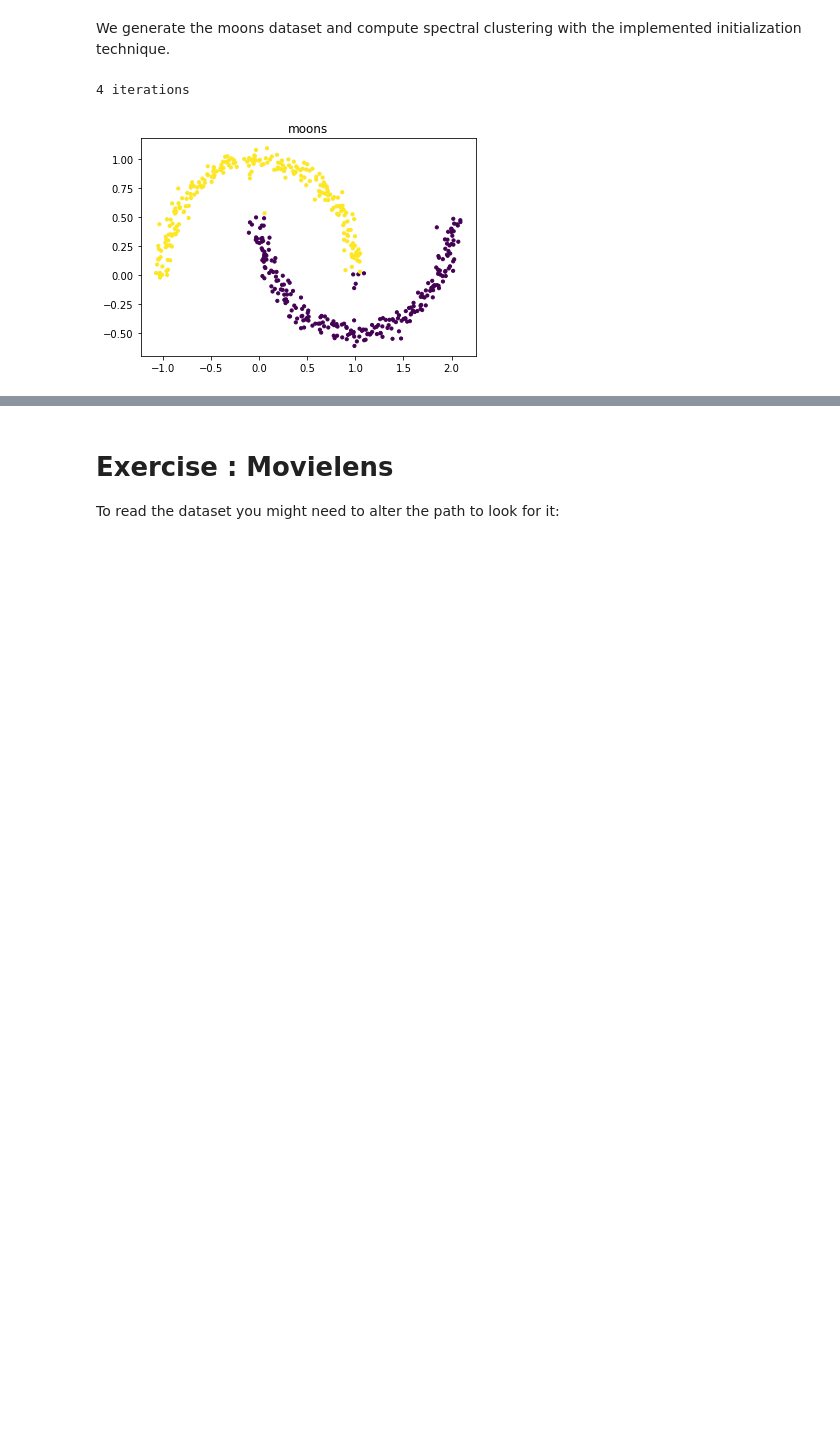
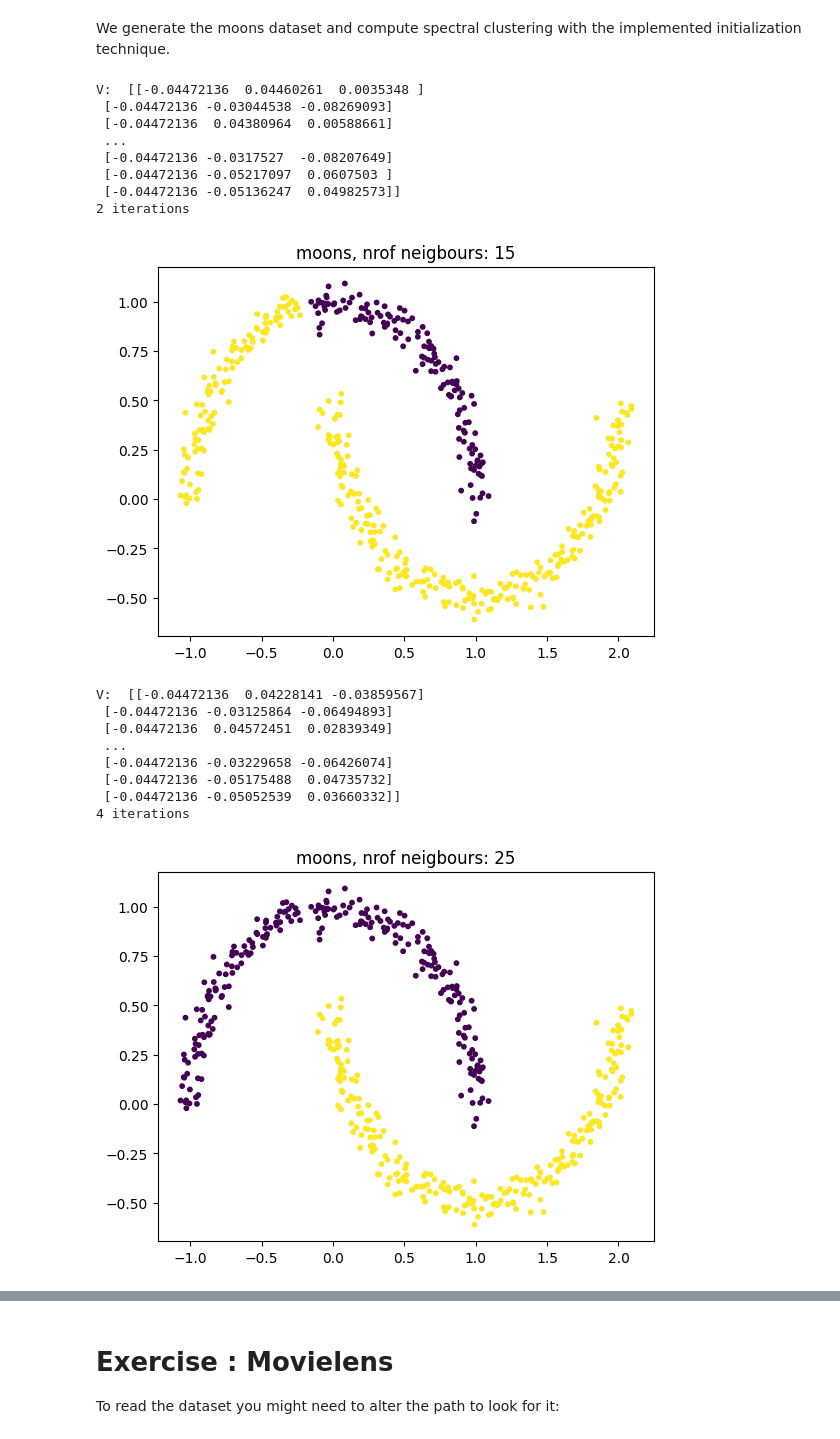
Before and after one commit to jipvanhoef/Data-Mining-and-Machine-learning-HW3-group33, a Jupyter notebook: Homework3_2IIG0_2022_23.ipynb, the cells around one changed output, grey strips where cells are left out. Cells and saved outputs as stored; diff of their text form; code cells hidden in the pictures; blank space fills up the shorter version.

```diff
--- a/Homework3_2IIG0_2022_23.ipynb
+++ b/Homework3_2IIG0_2022_23.ipynb
@@ -316,0 +344,16 @@ def init_centroids_greedy_pp(D,r,l=10):
+# %%
+def dist(v, X):
+    assert np.shape(v)[0] == np.shape(X)[0], f"Shape of v: {np.shape(v)} is not equal to shape of X: {np.shape(X)}"
+    min_found = 999999999
+    # print(X.shape)
+
+    if len(X.shape) == 1:
+        return np.linalg.norm(v - X)
+
+    for i in range(X.shape[1]):
+        column_vector = X[:, i]
+        d = np.linalg.norm(v - column_vector)
+        min_found = min(d, min_found)
+
+    # print("Min found:", min_found)
+    return min_found
@@ -391,14 +452,55 @@ We generate the moons dataset and compute spectral clustering with the implement
 # %%
 dataID, D, labels, r = generateMoons(0.05,n)
 # %%
-from sklearn.neighbors import radius_neighbors_graph, kneighbors_graph
+from sklearn.neighbors import radius_neighbors_graph, kneighbors_graph, NearestNeighbors
+
 # Implement here the computation of W as knn graph
-W = radius_neighbors_graph(D,0.5,include_self=False)
-Y = spectral_clustering(W,r,init_centroids_greedy_pp)
+knn = [15, 25, 30, 35]
 
-plt.scatter(D[:, 0], D[:, 1], c=np.argmax(Y,axis=1), s=10)
-plt.title('%s'  % ( dataID) )
-plt.show()
+nmis = []
+n=500
+
+from sklearn.neighbors import KNeighborsTransformer
+# dataID, D, labels, r = generateMoons(0.05,n)
+
+# neigh = NearestNeighbors(radius=1.6)
+# neigh.fit(D)
+# rng = neigh.radius_neighbors(D)
+# print(rng)
+
+for neighbours in knn:
+    dataID, D, labels, r = generateMoons(0.05,n)
+    N = kneighbors_graph(D, neighbours)
+    W = 0.5 * (N + N.T)
+    # print(W.shape)
+    Y = spectral_clustering(W, r, init_centroids_greedy_pp)
+    plt.scatter(D[:, 0], D[:, 1], c=np.argmax(Y, axis=1), s=10)
+    plt.title(('%s' % dataID) + ", nrof neigbours: "
+              + str(neighbours))
+    plt.show()
+    # print(Y)
+
+    nmi = sklearn.metrics.normalized_mutual_info_score(labels, Y[:, 0])
+    # print("nmi score of moons with knn:", nmi)
+    nmis.append(nmi)
+
+print(nmis)
 # %% [output]
-4 iterations
+V:  [[-0.04472136  0.04460261  0.0035348 ]
+ [-0.04472136 -0.03044538 -0.08269093]
+ [-0.04472136  0.04380964  0.00588661]
+ ...
+ [-0.04472136 -0.0317527  -0.08207649]
+ [-0.04472136 -0.05217097  0.0607503 ]
+ [-0.04472136 -0.05136247  0.04982573]]
+2 iterations
-[figure, old version]
+[figure, new version]
+V:  [[-0.04472136  0.04228141 -0.03859567]
+ [-0.04472136 -0.03125864 -0.06494893]
+ [-0.04472136  0.04572451  0.02839349]
+ ...
+ [-0.04472136 -0.03229658 -0.06426074]
+ [-0.04472136 -0.05175488  0.04735732]
+ [-0.04472136 -0.05052539  0.03660332]]
+4 iterations
+[figure, added]
```
Also changed, not shown: parts of 16 cells of this notebook, 1 other file.
